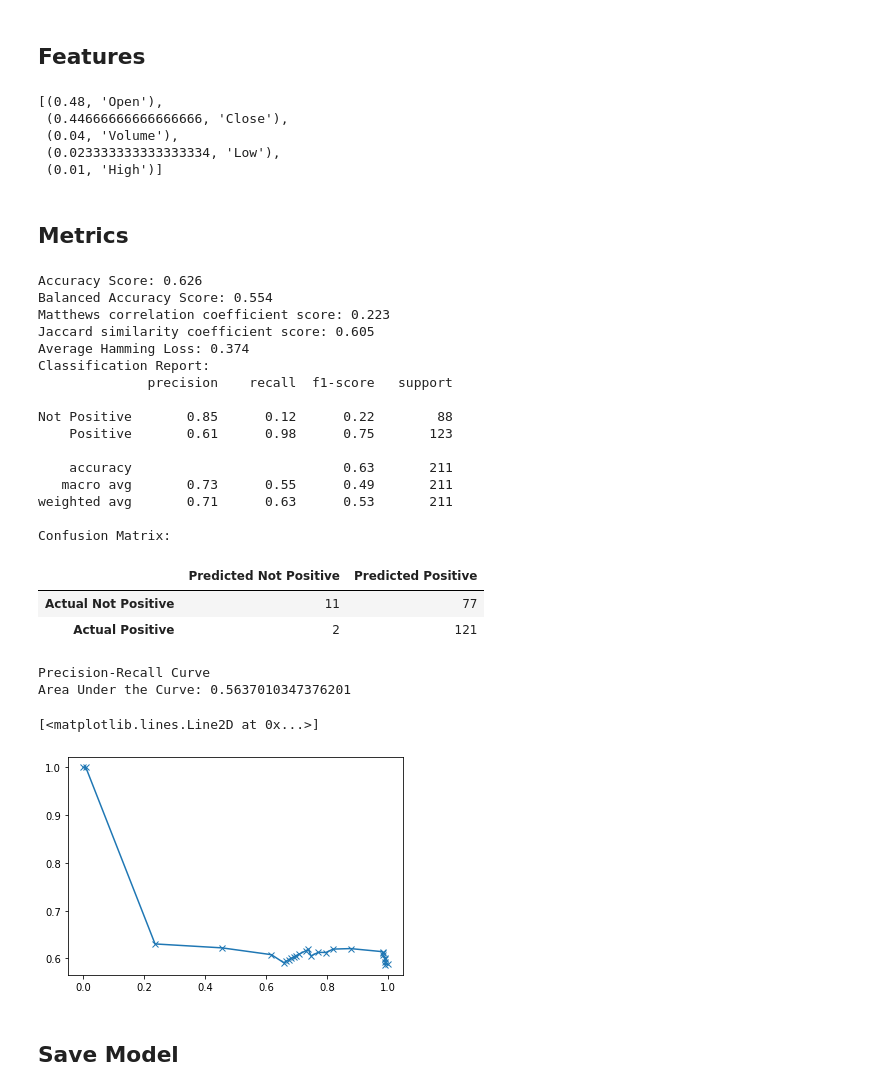
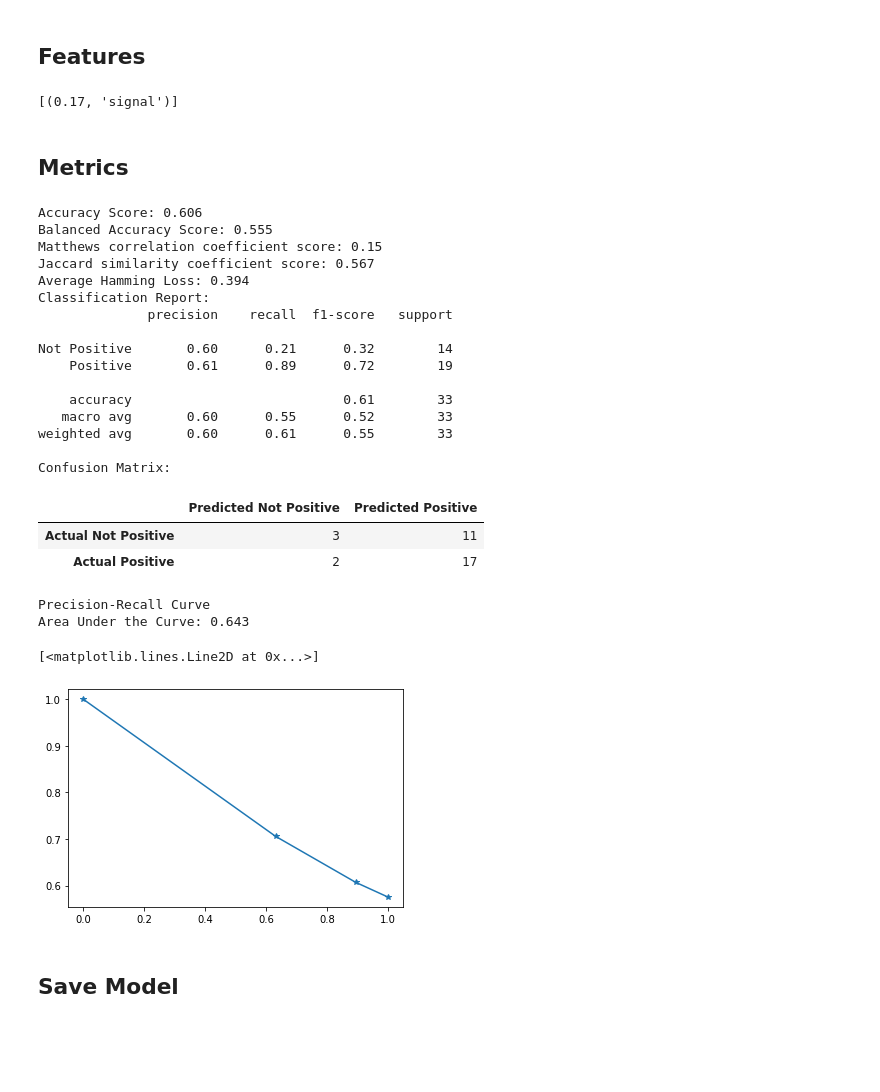
Before and after one commit to maxla777/Project-2, a Jupyter notebook: Monique/ML_models_sentiment.ipynb, the cells around one changed output. Drawn from its saved outputs; the diff is of its cells as text; code cells hidden in the pictures; blank space fills up the shorter version.

```diff
--- a/Monique/ML_models_sentiment.ipynb
+++ b/Monique/ML_models_sentiment.ipynb
@@ -123,6 +94,0 @@ y = eth_data['Positive Return']
-# %%
-# Construct the X_train and y_train datasets
-X_train = X[training_start:training_end]
-y_train = eth_data['Positive Return'][training_start:training_end]
-
-X_train.tail()
@@ -141,9 +99,3 @@ scaler = StandardScaler()
 # %%
 # Fit the Standard Scaler with the training data
 X_scaler = scaler.fit(X_train)
-# %%
-# Construct the X test and y test datasets
-X_test = X[testing_start:testing_end]
-y_test = y[testing_start:testing_end]
-
-X_test.tail()
@@ -167,15 +111,16 @@ from sklearn.tree import DecisionTreeClassifier
 from sklearn.metrics import confusion_matrix, balanced_accuracy_score, accuracy_score, classification_report, precision_recall_curve, roc_auc_score, hamming_loss, jaccard_score, matthews_corrcoef
 # %%
 # Fit a SKLearn linear regression using the training set (X_train, y_train):
-model = AdaBoostClassifier(
+AB_model = AdaBoostClassifier(
     DecisionTreeClassifier(max_depth=1),
-    n_estimators=300,
+    n_estimators=100,
+    learning_rate=1,
     random_state=0
 )
-model.fit(X_train_scaled, y_train)
+AB_model.fit(X_train, y_train)
 
 # Make a prediction of "y" values from the X_test dataset
-AB_predictions = model.predict(X_test_scaled)
+AB_predictions = AB_model.predict(X_test)
 
 # Assemble actual y data (y_test) with predicted y data (from just above) into two columns in a dataframe:
 Results = y_test.to_frame()
@@ -205,16 +163,12 @@ AB_Results.plot(figsize=(20,10))
 # %% [markdown]
 ## Features
 # %%
-AB_importances = model.feature_importances_
+AB_importances = AB_model.feature_importances_
 
-AB_importances_sorted = sorted(zip(model.feature_importances_, X.columns), reverse=True)
+AB_importances_sorted = sorted(zip(AB_model.feature_importances_, df_crypto_news[x_var_list].columns), reverse=True)
 AB_importances_sorted
 # %% [output]
-[(0.48, 'Open'),
- (0.44666666666666666, 'Close'),
- (0.04, 'Volume'),
- (0.023333333333333334, 'Low'),
- (0.01, 'High')]
+[(0.17, 'signal')]
 # %% [markdown]
 ## Metrics
 # %%
@@ -231,7 +185,7 @@ AB_acc_score = accuracy_score(y_test, AB_predictions)
 # Compute the balanced accuracy score
 AB_bal_acc_score = balanced_accuracy_score(y_test, AB_predictions)
 # Predict class probabilities for the features
-AB_probs = model.predict_proba(X_test_scaled)[:,1]
+AB_probs = AB_model.predict_proba(X_test)[:,1]
 # Compute precision-recall pairs
 AB_precision, AB_recall, _ = precision_recall_curve(y_test, AB_probs, pos_label=1)
 # Compute the AUPRC - the area under the curve
@@ -245,40 +199,40 @@ AB_H_loss = hamming_loss(y_test, AB_predictions)
 # %%
 print("Accuracy Score:", round(AB_acc_score, ndigits=3))
 print("Balanced Accuracy Score:", round(AB_bal_acc_score, ndigits=3))
 print("Matthews correlation coefficient score:", round(AB_MCC_score, ndigits=3))
 print("Jaccard similarity coefficient score:", round(AB_J_score, ndigits=3))
 print("Average Hamming Loss:", round(AB_H_loss, ndigits=3))
 print("Classification Report:")
 print(classification_report(y_test, AB_predictions, target_names=AB_target_names))
 print("Confusion Matrix:")
 display(AB_cm_df)
 print("Precision-Recall Curve")
-print("Area Under the Curve:", AB_auprc_score)
-plt.plot(AB_recall, AB_precision, marker='x')
+print("Area Under the Curve:", round(AB_auprc_score, ndigits=3))
+plt.plot(AB_recall, AB_precision, marker='*')
 # %% [output]
-Accuracy Score: 0.626
-Balanced Accuracy Score: 0.554
-Matthews correlation coefficient score: 0.223
-Jaccard similarity coefficient score: 0.605
-Average Hamming Loss: 0.374
+Accuracy Score: 0.606
+Balanced Accuracy Score: 0.555
+Matthews correlation coefficient score: 0.15
+Jaccard similarity coefficient score: 0.567
+Average Hamming Loss: 0.394
 Classification Report:
               precision    recall  f1-score   support
 
-Not Positive       0.85      0.12      0.22        88
-    Positive       0.61      0.98      0.75       123
+Not Positive       0.60      0.21      0.32        14
+    Positive       0.61      0.89      0.72        19
 
-    accuracy                           0.63       211
-   macro avg       0.73      0.55      0.49       211
-weighted avg       0.71      0.63      0.53       211
+    accuracy                           0.61        33
+   macro avg       0.60      0.55      0.52        33
+weighted avg       0.60      0.61      0.55        33
 
 Confusion Matrix:
 |  | Predicted Not Positive | Predicted Positive |
-| Actual Not Positive | 11 | 77 |
-| Actual Positive | 2 | 121 |
+| Actual Not Positive | 3 | 11 |
+| Actual Positive | 2 | 17 |
 Precision-Recall Curve
-Area Under the Curve: 0.5637010347376201
+Area Under the Curve: 0.643
 [<matplotlib.lines.Line2D at 0x...>]
-[figure, old version]
+[figure, new version]
 # %% [markdown]
 ## Save Model
 # %%
```
Also changed, not shown: parts of 33 cells of this notebook, 1 other file.
